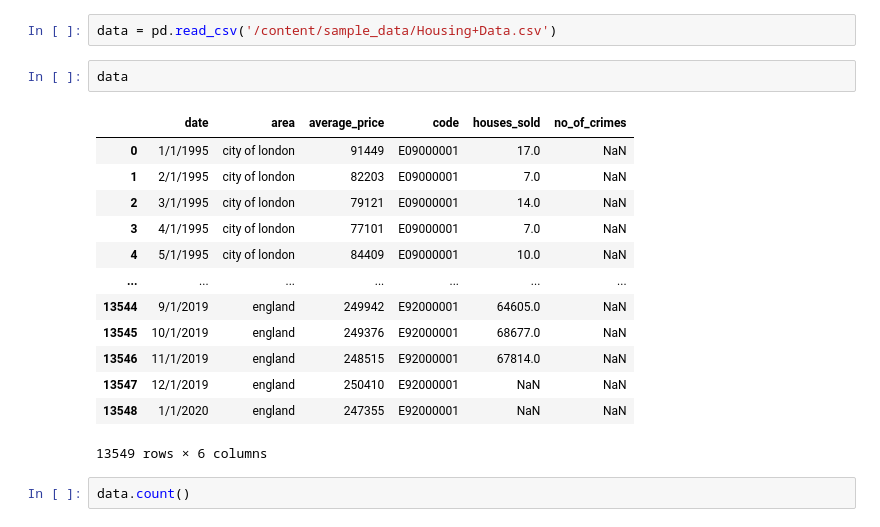
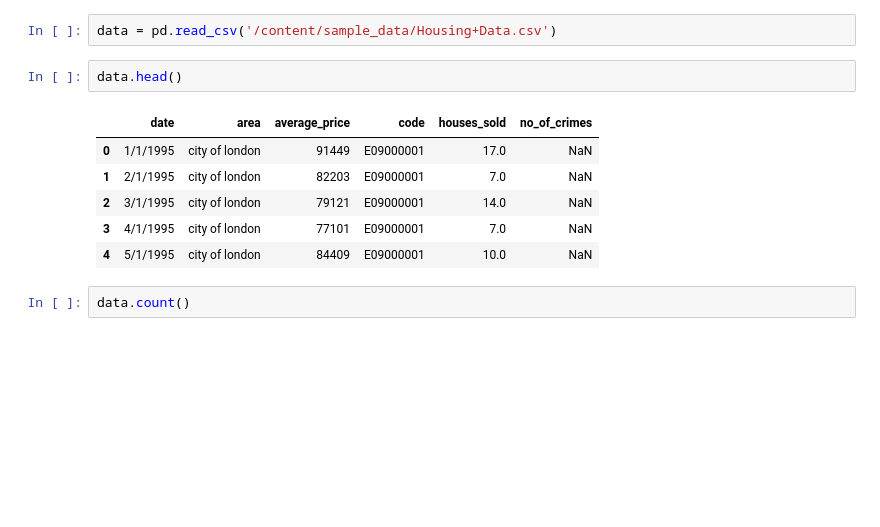
Before and after one commit to davinavc/Data-Analyst, a Jupyter notebook: London_Housing.ipynb, the cells around one changed output. Saved outputs shown, nothing was run; the diff lists cells and outputs as text; blank space fills up the shorter version.

```diff
--- a/London_Housing.ipynb
+++ b/London_Housing.ipynb
@@ -7,21 +7,14 @@ import matplotlib.pyplot as plt
 # %%
 data = pd.read_csv('/content/sample_data/Housing+Data.csv')
 # %%
-data
+data.head()
 # %% [output]
 |  | date | area | average_price | code | houses_sold | no_of_crimes |
 | 0 | 1/1/1995 | city of london | 91449 | E09000001 | 17.0 | NaN |
 | 1 | 2/1/1995 | city of london | 82203 | E09000001 | 7.0 | NaN |
 | 2 | 3/1/1995 | city of london | 79121 | E09000001 | 14.0 | NaN |
 | 3 | 4/1/1995 | city of london | 77101 | E09000001 | 7.0 | NaN |
 | 4 | 5/1/1995 | city of london | 84409 | E09000001 | 10.0 | NaN |
-| ... | ... | ... | ... | ... | ... | ... |
-| 13544 | 9/1/2019 | england | 249942 | E92000001 | 64605.0 | NaN |
-| 13545 | 10/1/2019 | england | 249376 | E92000001 | 68677.0 | NaN |
-| 13546 | 11/1/2019 | england | 248515 | E92000001 | 67814.0 | NaN |
-| 13547 | 12/1/2019 | england | 250410 | E92000001 | NaN | NaN |
-| 13548 | 1/1/2020 | england | 247355 | E92000001 | NaN | NaN |
-13549 rows × 6 columns
 # %%
 data.count()
 # %% [output]
```
Also changed, not shown: parts of 14 cells of this notebook.
